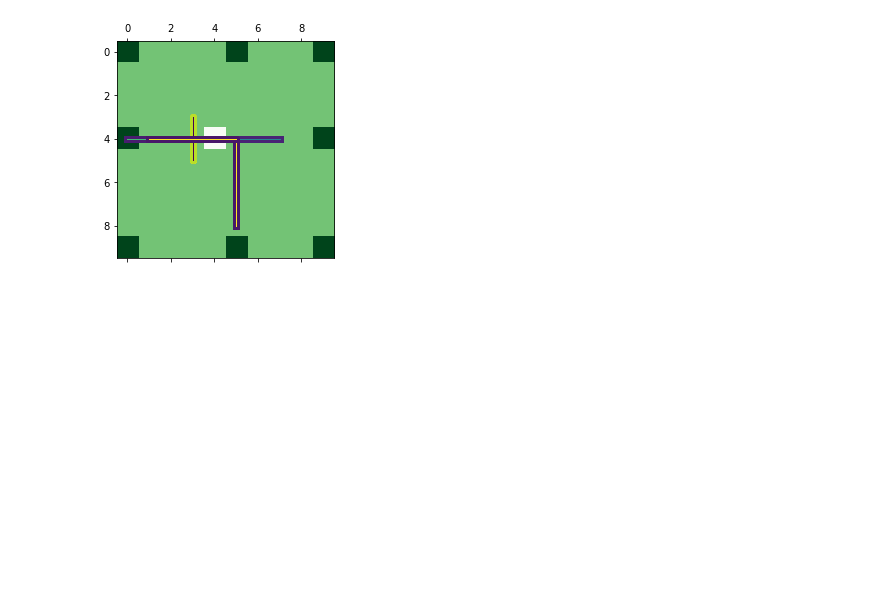
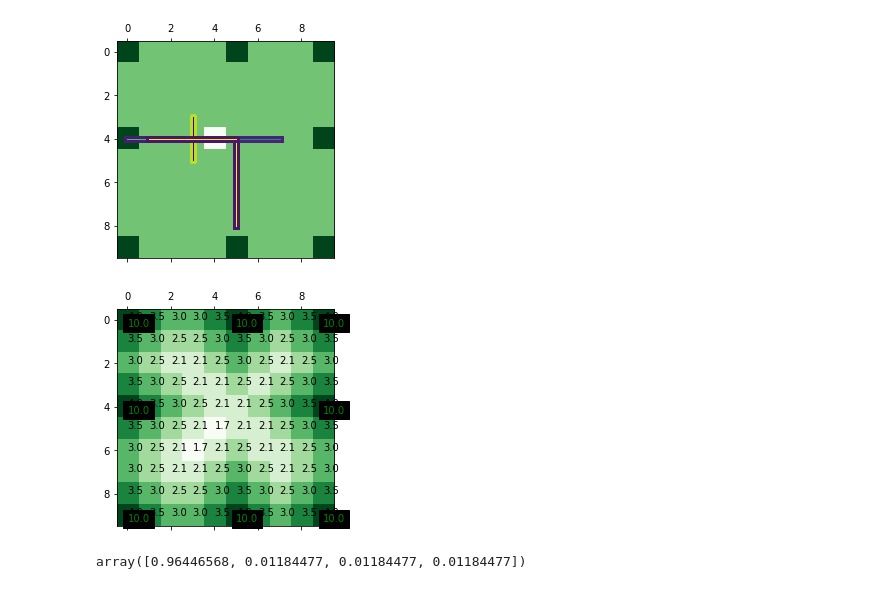
Before and after one commit to annieechen/communicative-models, a Jupyter notebook: notebooks/Example Actions.ipynb, the cells around one changed output. Cells and saved outputs as stored; diff of their text form; code cells hidden in the pictures; blank space fills up the shorter version.

```diff
--- a/notebooks/Example Actions.ipynb
+++ b/notebooks/Example Actions.ipynb
@@ -130,6 +130,15 @@ for length in lengths:
 [figure]
 [figure]
 [figure]
+# %%
+a = GridWorldAgent(softmax=0.2,width=10, rewardValues={0:10, 9:10, 90:10, 99:10, 5:10, 49:10, 40:10, 95:10})
+a.Run()
+a.Display()
+a.mdp.policy[:,43]
+# a.mdp.policy[:,42]
+# %% [output]
+[figure, added]
+array([0.96446568, 0.01184477, 0.01184477, 0.01184477])
 # %%
 b = GridWorldAgent(softmax=0.01,width=20,height=20,rewardValues =  {0:10})
 b.displayAllPaths(4, topthree=True)
```
Also changed, not shown: parts of 5 cells of this notebook.
